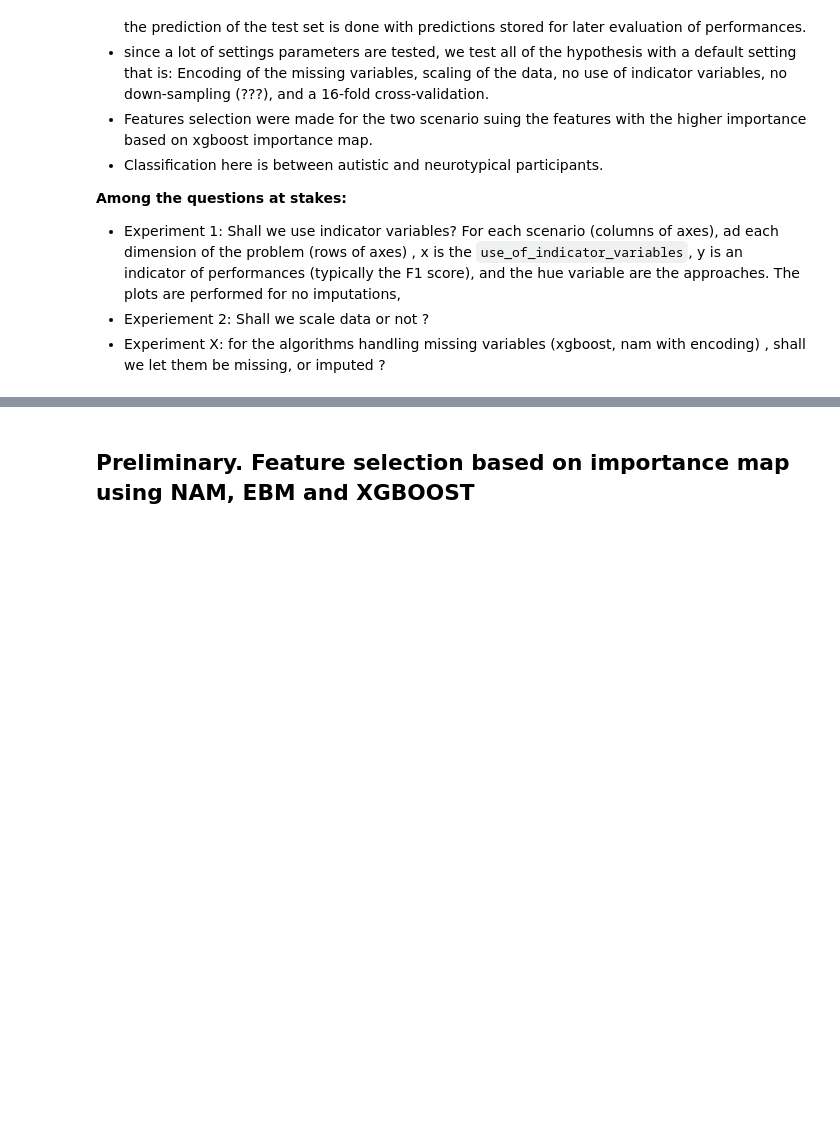
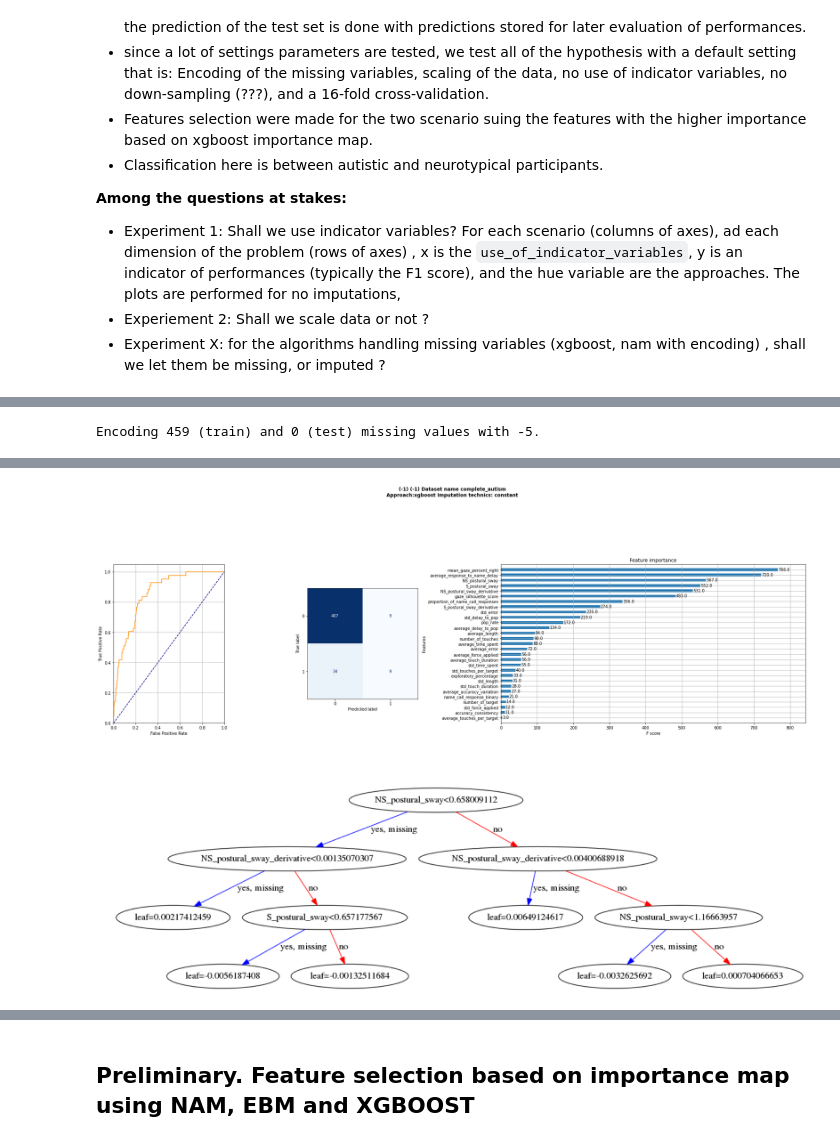
Before and after one commit to matiasdm/notes_on_stats, a Jupyter notebook: doc/notebooks/real_data_performance.ipynb, the cells around one changed output, grey strips where cells are left out. Saved outputs shown, nothing was run; the diff lists cells and outputs as text; code cells hidden in the pictures; blank space fills up the shorter version.

```diff
--- a/doc/notebooks/real_data_performance.ipynb
+++ b/doc/notebooks/real_data_performance.ipynb
@@ -18,14 +18,7 @@ data = Dataset(df=df,
                 scale_data=False,
                 use_missing_indicator_variables=False,
                verbosity=4,
-               scenario=None,
+               scenario='papers',
                proportion_train=1)
-
-data.filter(administration={'studies': ['ARC', 'P1'],
-                            'order': 'first',
-                             'completed': True},
-                            clinical={'diagnosis': [0, 1]},
-                            #matching={'age':[0, 1]},
-                            verbose=True)
 # %% [output]
 Post-processing inital df (removing columns with no cva features, encoding srings, compute administrations order, compute condensed S/NS variables)...
@@ -136,16 +67,0 @@ df['study'] = df['path'].apply(lambda x: x.split('/')[-3] if x.split('/')[-3] in
-# %%
-for scenario in ['young', 'papers', 'all', 'asd_td_age_matched_n_balanced', 'asd_td_age_matched_n_unbalanced']:
-
-    #df =  pd.read_csv("/Users/samperochon/Duke/work/notes_on_stats/df_all.csv")
-    df =  pd.read_csv("/home01/sam/df_all.csv")
-    data = Dataset(df=df,
-                   missing_data_handling='encoding',
-                   imputation_method='without',
-                   sampling_method='without',
-                   outcome_column='diagnosis',
-                    features_name = DEFAULT_PREDICTORS,
-                    scale_data=True,
-                    use_missing_indicator_variables=False,
-                   verbosity=4,
-                   scenario=scenario,
-                   proportion_train=1)
@@ -225,0 +68,13 @@ Encoding 279 (train) and 0 (test) missing values with -5.
+# %%
+exp = Experiments(data.dataset_name,
+                  dataset=data,
+                    approach='xgboost',
+                    previous_experiment=None,
+                    verbosity=1,
+                    debug=True,
+                    save_experiment=False)
+
+exp.fit_predict(num_cv='loocv')
+exp.plot()
+# %% [output]
+Encoding 459 (train) and 0 (test) missing values with -5.
@@ -225,0 +83 @@ Encoding 279 (train) and 0 (test) missing values with -5.
+[figure, added]
```
Also changed, not shown: parts of 6 cells of this notebook, 4 other files.
